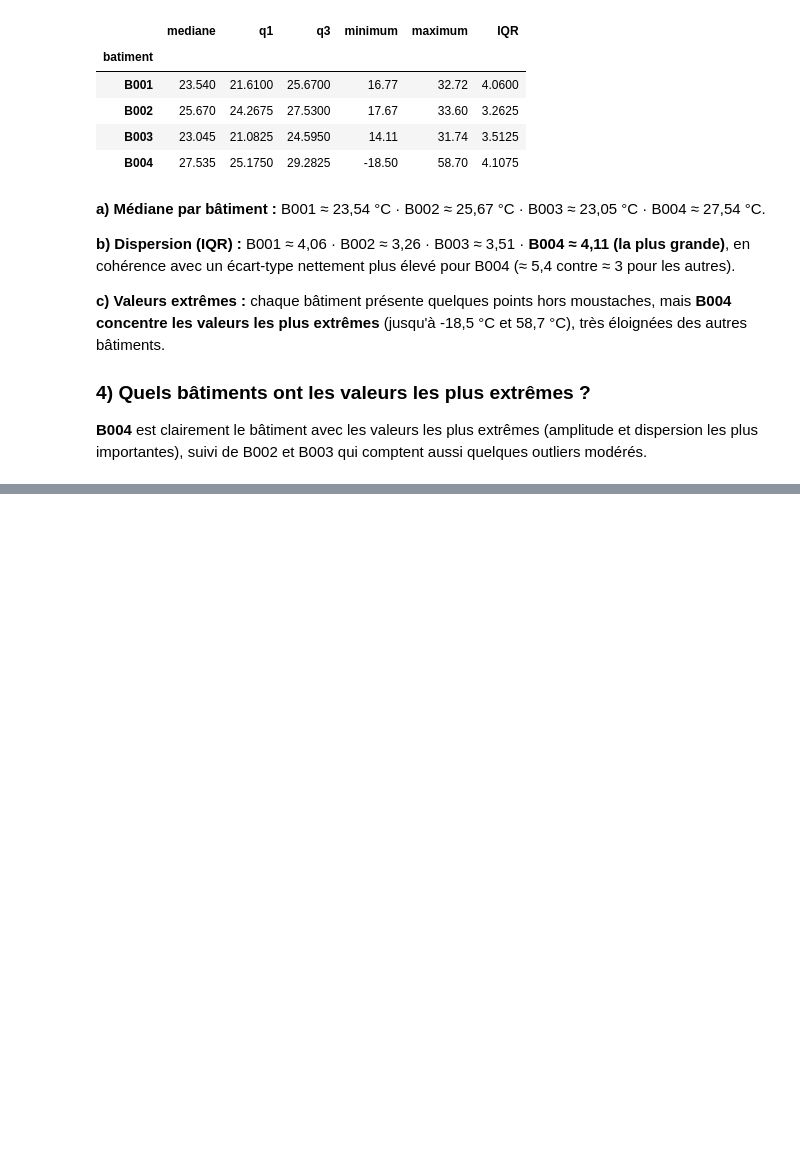
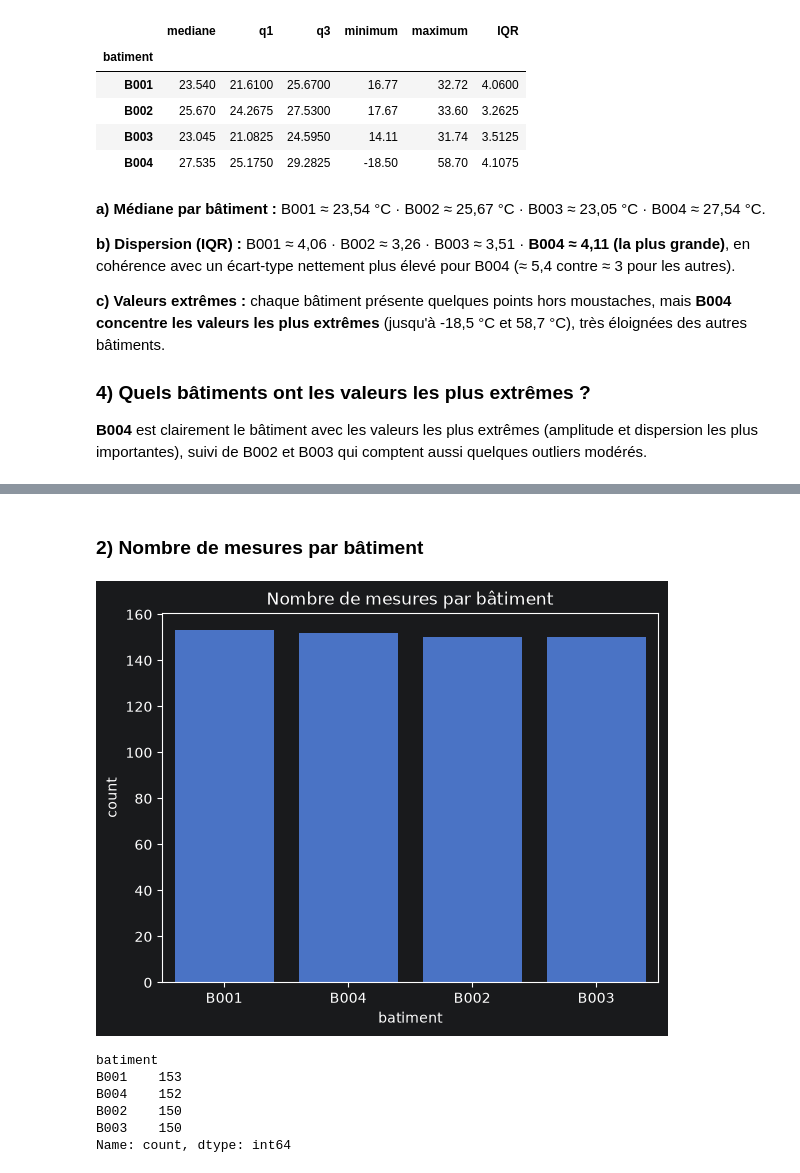
Before and after one commit to massamba0809/atelier_seaborn_iot, a Jupyter notebook: notebooks/atelier_seaborn_iot.ipynb, the cells around one changed output, grey strips where cells are left out. Cells and saved outputs as stored; diff of their text form; code cells hidden in the pictures; blank space fills up the shorter version.

```diff
--- a/notebooks/atelier_seaborn_iot.ipynb
+++ b/notebooks/atelier_seaborn_iot.ipynb
@@ -214,0 +255,17 @@ stats
+# %% [markdown]
+### 2) Nombre de mesures par bâtiment
+# %%
+plt.figure()
+sns.countplot(data=df, x="batiment", order=df["batiment"].value_counts().index)
+plt.title("Nombre de mesures par bâtiment")
+plt.show()
+
+df["batiment"].value_counts()
+# %% [output]
+[figure, added]
+batiment
+B001    153
+B004    152
+B002    150
+B003    150
+Name: count, dtype: int64
```
Also changed, not shown: parts of 11 cells of this notebook.
